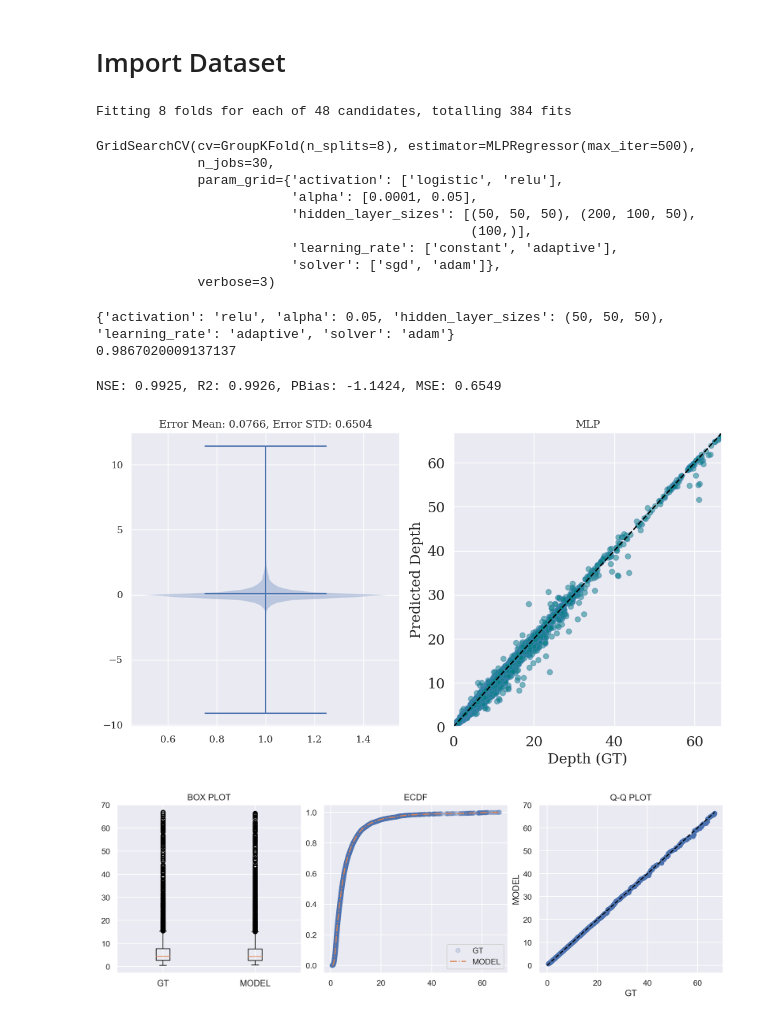
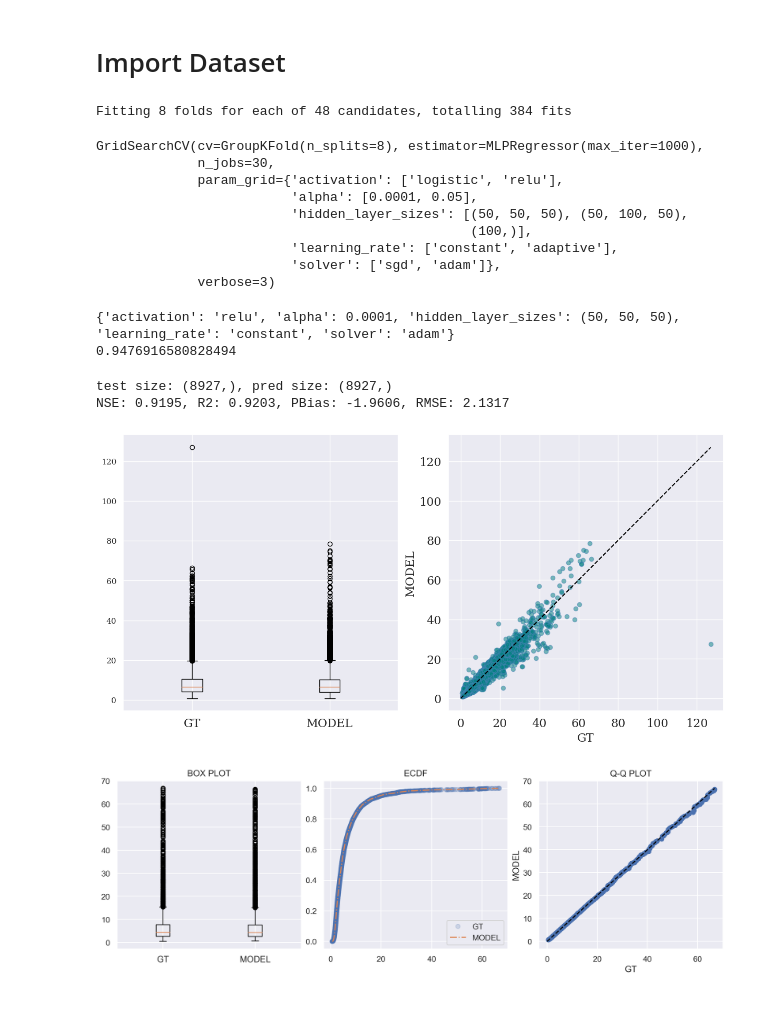
Before and after one commit to smhassanerfani/si2022, a Jupyter notebook: tauraat/mlp.ipynb, the cells around one changed output. Drawn from its saved outputs; the diff is of its cells as text; code cells hidden in the pictures.

Commit message:
modified for thalweg

```diff
--- a/tauraat/mlp.ipynb
+++ b/tauraat/mlp.ipynb
@@ -12,19 +12,19 @@ from sklearn.preprocessing import StandardScaler
 # %% [markdown]
 # Import Dataset
 # %%
-train = pd.read_csv('./data/HYDRoSWOT_subset_train.csv', converters={'site_no': str}, low_memory=False)
-test = pd.read_csv('./data/HYDRoSWOT_subset_test.csv', converters={'site_no': str}, low_memory=False)
+train = pd.read_csv('./data/thalweg_train_set.csv', converters={'site_no': str}, low_memory=False)
+test = pd.read_csv('./data/thalweg_test_set.csv', converters={'site_no': str}, low_memory=False)
 # %%
-X_train = train.drop(columns=['site_no', 'site_tp_cd', 'mean_depth_va'])
-X_test = test.drop(columns=['site_no', 'site_tp_cd', 'mean_depth_va'])
+X_train = train.drop(columns=['site_no', 'site_tp_cd', 'max_depth_va'])
+X_test = test.drop(columns=['site_no', 'site_tp_cd', 'max_depth_va'])
 
-y_train = train[['mean_depth_va']]
-y_test = test[['mean_depth_va']]
+y_train = train[['max_depth_va']]
+y_test = test[['max_depth_va']]
 # %%
-X_train['drain_area_va'] = np.log10(X_train['drain_area_va'])
 X_train['q_va'] = np.log10(X_train['q_va'])
 X_train['stream_wdth_va'] = np.log10(X_train['stream_wdth_va'])
 X_train['xsec_area_va'] = np.log10(X_train['xsec_area_va'])
+X_train['mean_depth_va'] = np.log10(X_train['mean_depth_va'])
 y_train= np.log10(y_train)
 
 X_scaler = StandardScaler()
@@ -33,10 +33,10 @@ X_train = X_scaler.fit_transform(X_train).astype('float32')
 y_scaler = StandardScaler()
 y_train = y_scaler.fit_transform(np.array(y_train).reshape(-1, 1)).astype('float32').ravel()
 
-X_test['drain_area_va'] = np.log10(X_test['drain_area_va'])
 X_test['q_va'] = np.log10(X_test['q_va'])
 X_test['stream_wdth_va'] = np.log10(X_test['stream_wdth_va'])
 X_test['xsec_area_va'] = np.log10(X_test['xsec_area_va'])
+X_test['mean_depth_va'] = np.log10(X_test['mean_depth_va'])
 
 X_test = X_scaler.transform(X_test).astype('float32')
 # %%
@@ -44,9 +44,9 @@ from sklearn.model_selection import GroupShuffleSplit, GroupKFold
 # splitter = GroupShuffleSplit(test_size=.125, n_splits=4, random_state=7)
 splitter = GroupKFold(n_splits=8)
 
-mlp = MLPRegressor(max_iter=500)
+mlp = MLPRegressor(max_iter=1000)
 param_grid = {
-            'hidden_layer_sizes': [(50,50,50), (200,100,50), (100,)],
+            'hidden_layer_sizes': [(50,50,50), (50,100,50), (100,)],
             'activation': ['logistic', 'relu'],
             'solver': ['sgd', 'adam'],
             'alpha': [0.0001, 0.05],
@@ -58,11 +58,11 @@ mlp_grid = GridSearchCV(mlp, param_grid, cv=splitter, n_jobs=30, verbose=3)
 mlp_grid.fit(X_train, y_train, groups=train['site_no'])
 # %% [output]
 Fitting 8 folds for each of 48 candidates, totalling 384 fits
-GridSearchCV(cv=GroupKFold(n_splits=8), estimator=MLPRegressor(max_iter=500),
+GridSearchCV(cv=GroupKFold(n_splits=8), estimator=MLPRegressor(max_iter=1000),
              n_jobs=30,
              param_grid={'activation': ['logistic', 'relu'],
                          'alpha': [0.0001, 0.05],
-                         'hidden_layer_sizes': [(50, 50, 50), (200, 100, 50),
+                         'hidden_layer_sizes': [(50, 50, 50), (50, 100, 50),
                                                 (100,)],
                          'learning_rate': ['constant', 'adaptive'],
                          'solver': ['sgd', 'adam']},
@@ -71,8 +71,8 @@ GridSearchCV(cv=GroupKFold(n_splits=8), estimator=MLPRegressor(max_iter=500),
 print(mlp_grid.best_params_)
 print(mlp_grid.best_score_)
 # %% [output]
-{'activation': 'relu', 'alpha': 0.05, 'hidden_layer_sizes': (50, 50, 50), 'learning_rate': 'adaptive', 'solver': 'adam'}
-0.9867020009137137
+{'activation': 'relu', 'alpha': 0.0001, 'hidden_layer_sizes': (50, 50, 50), 'learning_rate': 'constant', 'solver': 'adam'}
+0.9476916580828494
 # %%
 import pickle
 
@@ -88,10 +88,11 @@ y_pred = mlp_grid.predict(X_test)
 y_pred = y_scaler.inverse_transform(y_pred.reshape(-1, 1)).ravel()
 y_pred = 10 ** y_pred
 # %%
-scatter_plot(y_test, y_pred, model_name='MLP')
+scatter_plot(y_test, y_pred)
 # %% [output]
-NSE: 0.9925, R2: 0.9926, PBias: -1.1424, MSE: 0.6549
+test size: (8927,), pred size: (8927,)
+NSE: 0.9195, R2: 0.9203, PBias: -1.9606, RMSE: 2.1317
-[figure, old version]
+[figure, new version]
 # %%
 qqplot(y_test.to_numpy().ravel(), y_pred)
 # %% [output]
```
Also changed, not shown: parts of 4 cells of this notebook.
